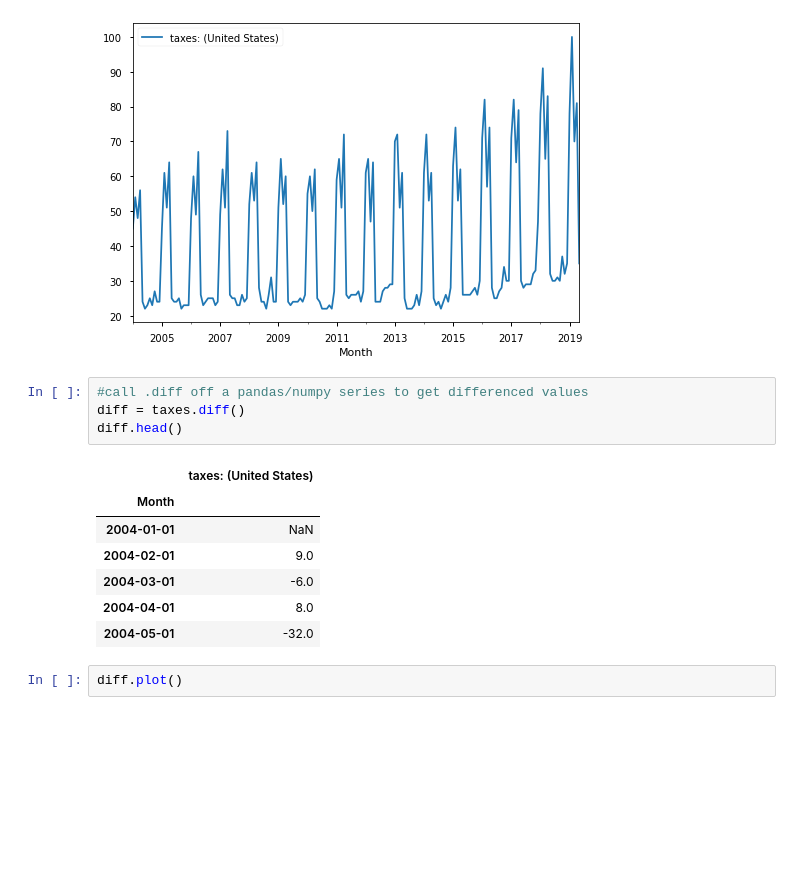
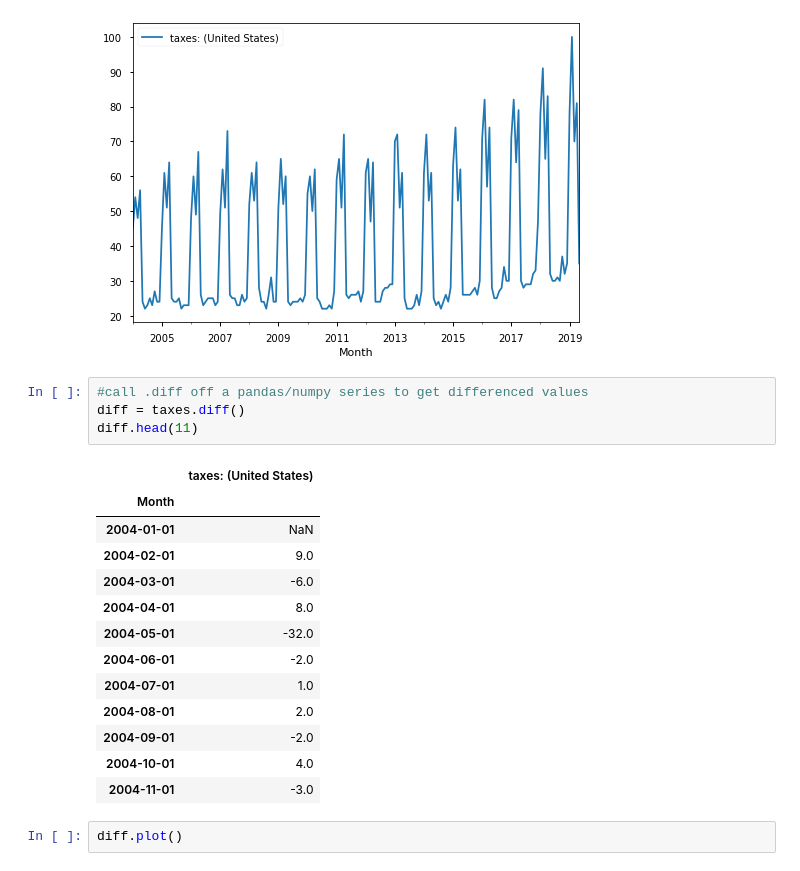
Before and after one commit to mnsaito/110920-pt-ds, a Jupyter notebook: phase_4/timeseries-data/index.ipynb, the cells around one changed output. Drawn from its saved outputs; the diff is of its cells as text; blank space fills up the shorter version.

```diff
--- a/phase_4/timeseries-data/index.ipynb
+++ b/phase_4/timeseries-data/index.ipynb
@@ -300,15 +300,21 @@ taxes.plot()
 # %%
 #call .diff off a pandas/numpy series to get differenced values
 diff = taxes.diff()
-diff.head()
+diff.head(11)
 # %% [output]
 |  | taxes: (United States) |
 | Month |  |
 | 2004-01-01 | NaN |
 | 2004-02-01 | 9.0 |
 | 2004-03-01 | -6.0 |
 | 2004-04-01 | 8.0 |
 | 2004-05-01 | -32.0 |
+| 2004-06-01 | -2.0 |
+| 2004-07-01 | 1.0 |
+| 2004-08-01 | 2.0 |
+| 2004-09-01 | -2.0 |
+| 2004-10-01 | 4.0 |
+| 2004-11-01 | -3.0 |
 # %%
 diff.plot()
 # %% [output]
```
Also changed, not shown: parts of 9 cells of this notebook, 6 other files.
